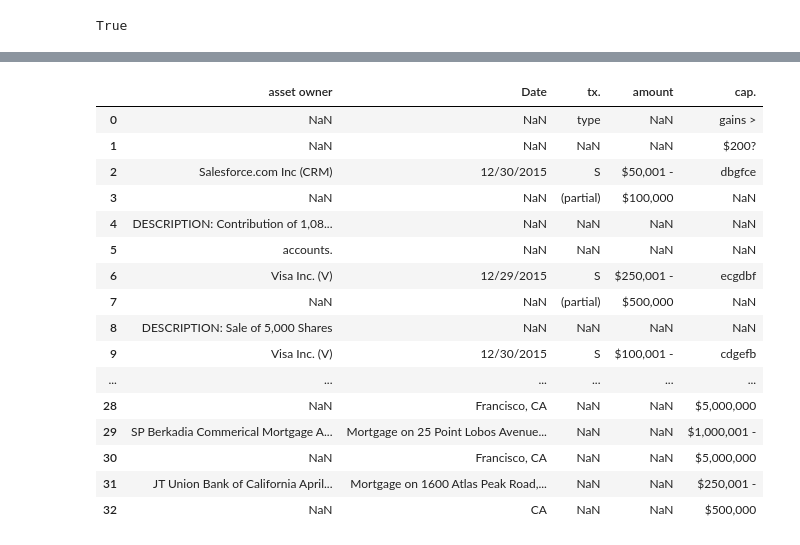
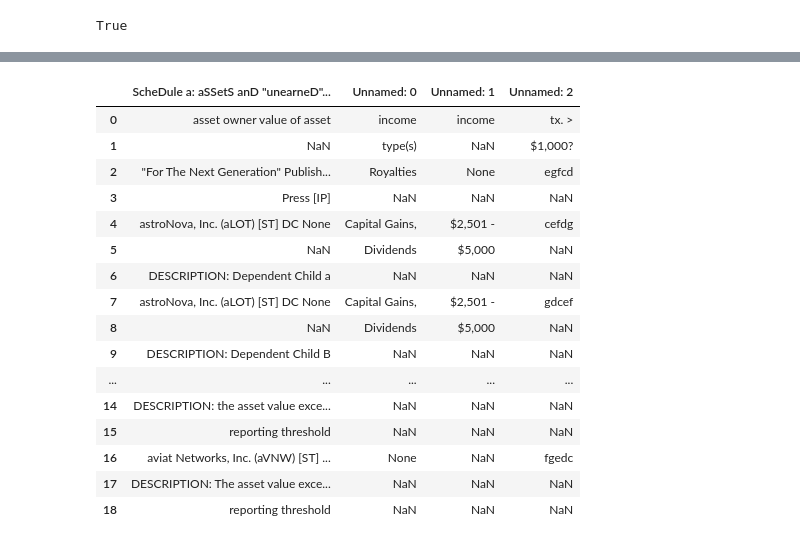
Before and after one commit to Tomyao991203/congressional-stock-trading-monitor, a Jupyter notebook: database/pdf_scraper_notebook.ipynb, the cells around one changed output, grey strips where cells are left out. Saved outputs shown, nothing was run; the diff lists cells and outputs as text; code cells hidden in the pictures.

```diff
--- a/database/pdf_scraper_notebook.ipynb
+++ b/database/pdf_scraper_notebook.ipynb
@@ -11,6 +11,10 @@ import tabula as tb
 pdf_path = "2015_house_pdfs/Pelosi_Nancy_10010857.pdf"
 pdf_path_joe = "2015_house_pdfs/Wilson_Joe_10012512.pdf"
 pdf_to_empty = "2015_house_pdfs/Pelosi_Nancy_20002351.pdf"
+pdf_to_apple = "2018_house_pdfs/Apple_Gary Winston_10022824.pdf"
+pdf_to_young = "2017_house_pdfs/Young_Stephen Robert Neale_10018941.pdf"
+pdf_to_wass = "2019_house_pdfs/Wasserman Schultz_Debbie_10037015.pdf"
+pdf_to_nancy = "2019_house_pdfs/Pelosi_Nancy_10035243.pdf"
 # %%
 pdf_to_empty = "2015_house_pdfs/Pelosi_Nancy_20002351.pdf"
 if os.stat(pdf_to_empty).st_size < 2000:
@@ -50,0 +59,2 @@ db_joe = scrape_pdf(pdf_path_joe)
+# %%
+db_wass = scrape_pdf(pdf_to_wass)
@@ -263,23 +353,23 @@ def process_dataframe(df, link):
 
     return pdf_db
 # %%
-db[8]
+db_wass[2]
 # %% [output]
-|  | asset owner | Date | tx. | amount | cap. |
-| 0 | NaN | NaN | type | NaN | gains > |
-| 1 | NaN | NaN | NaN | NaN | $200? |
-| 2 | Salesforce.com Inc (CRM) | 12/30/2015 | S | $50,001 - | dbgfce |
-| 3 | NaN | NaN | (partial) | $100,000 | NaN |
-| 4 | DESCRIPTION: Contribution of 1,08... | NaN | NaN | NaN | NaN |
-| 5 | accounts. | NaN | NaN | NaN | NaN |
-| 6 | Visa Inc. (V) | 12/29/2015 | S | $250,001 - | ecgdbf |
-| 7 | NaN | NaN | (partial) | $500,000 | NaN |
-| 8 | DESCRIPTION: Sale of 5,000 Shares | NaN | NaN | NaN | NaN |
-| 9 | Visa Inc. (V) | 12/30/2015 | S | $100,001 - | cdgefb |
-| ... | ... | ... | ... | ... | ... |
-| 28 | NaN | Francisco, CA | NaN | NaN | $5,000,000 |
-| 29 | SP Berkadia Commerical Mortgage A... | Mortgage on 25 Point Lobos Avenue... | NaN | NaN | $1,000,001 - |
-| 30 | NaN | Francisco, CA | NaN | NaN | $5,000,000 |
-| 31 | JT Union Bank of California April... | Mortgage on 1600 Atlas Peak Road,... | NaN | NaN | $250,001 - |
-| 32 | NaN | CA | NaN | NaN | $500,000 |
+|  | ScheDule a: aSSetS anD "unearneD"... | Unnamed: 0 | Unnamed: 1 | Unnamed: 2 |
+| 0 | asset owner value of asset | income | income | tx. > |
+| 1 | NaN | type(s) | NaN | $1,000? |
+| 2 | "For The Next Generation" Publish... | Royalties | None | egfcd |
+| 3 | Press [IP] | NaN | NaN | NaN |
+| 4 | astroNova, Inc. (aLOT) [ST] DC None | Capital Gains, | $2,501 - | cefdg |
+| 5 | NaN | Dividends | $5,000 | NaN |
+| 6 | DESCRIPTION: Dependent Child a | NaN | NaN | NaN |
+| 7 | astroNova, Inc. (aLOT) [ST] DC None | Capital Gains, | $2,501 - | gdcef |
+| 8 | NaN | Dividends | $5,000 | NaN |
+| 9 | DESCRIPTION: Dependent Child B | NaN | NaN | NaN |
+| ... | ... | ... | ... | ... |
+| 14 | DESCRIPTION: the asset value exce... | NaN | NaN | NaN |
+| 15 | reporting threshold | NaN | NaN | NaN |
+| 16 | aviat Networks, Inc. (aVNW) [ST] ... | None | NaN | fgedc |
+| 17 | DESCRIPTION: The asset value exce... | NaN | NaN | NaN |
+| 18 | reporting threshold | NaN | NaN | NaN |
 # %%
```
Also changed, not shown: parts of 14 cells of this notebook, 2 other files.
